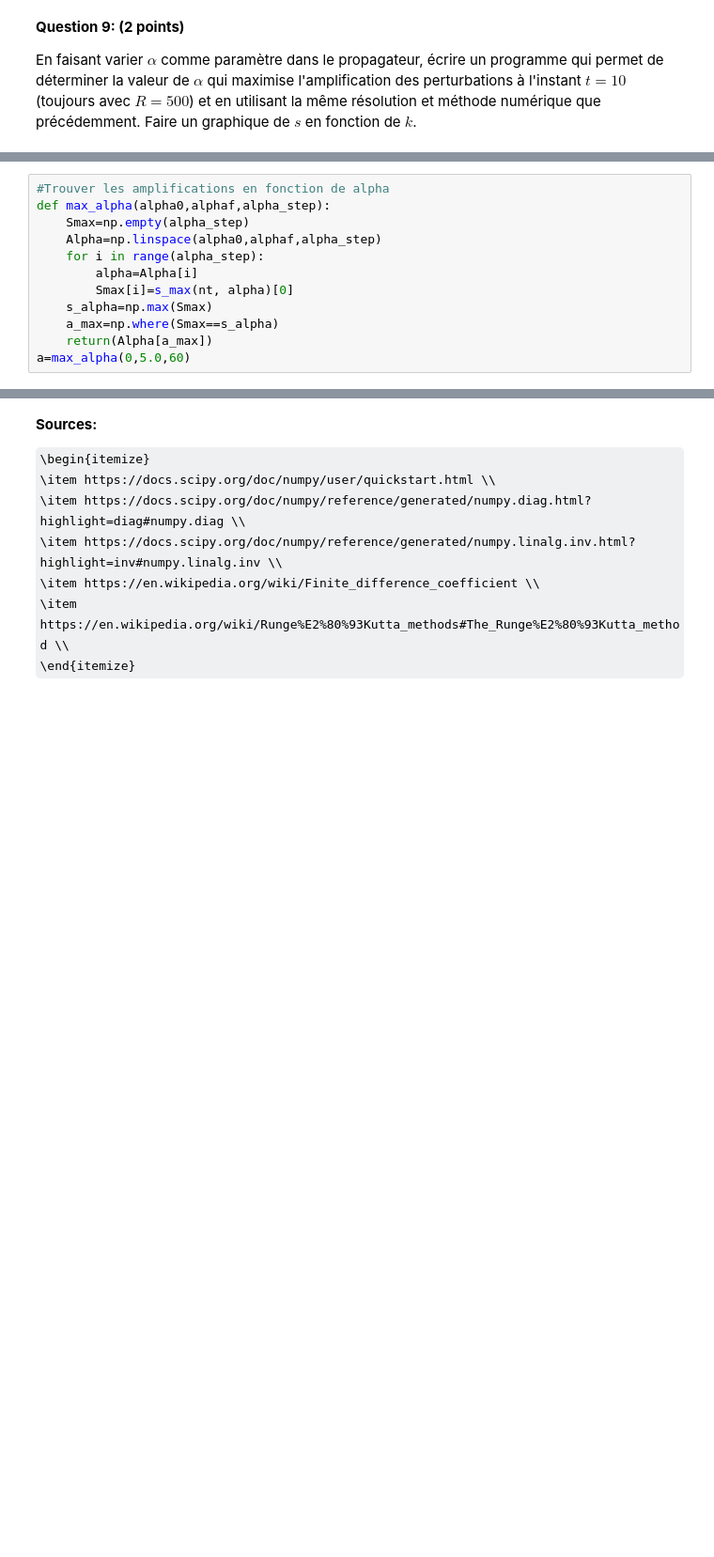
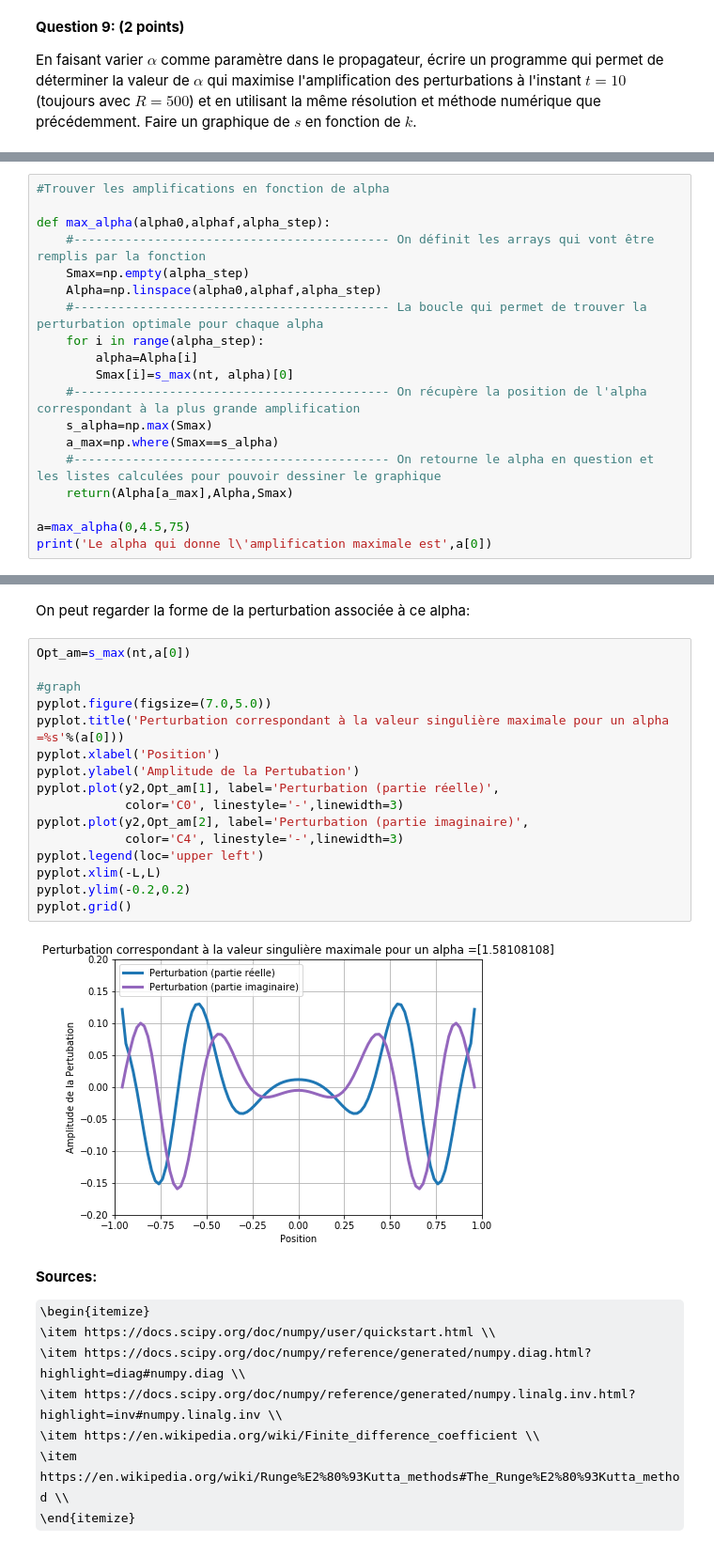
Before and after one commit to Daestraz/Homework, a Jupyter notebook: Orr-Sommerfeld.ipynb, the cells around one changed output, grey strips where cells are left out. Shown: that part at 94% size. Cells and saved outputs as stored; diff of their text form; some formulas as TeX source; blank space fills up the shorter version.

```diff
--- a/Orr-Sommerfeld.ipynb
+++ b/Orr-Sommerfeld.ipynb
@@ -337,12 +357,19 @@ En faisant varier $\alpha$ comme paramètre dans le propagateur, écrire un prog
 # %%
 #Trouver les amplifications en fonction de alpha
+
 def max_alpha(alpha0,alphaf,alpha_step):
+    #------------------------------------------- On définit les arrays qui vont être remplis par la fonction
     Smax=np.empty(alpha_step)
     Alpha=np.linspace(alpha0,alphaf,alpha_step)
+    #------------------------------------------- La boucle qui permet de trouver la perturbation optimale pour chaque alpha
     for i in range(alpha_step):
         alpha=Alpha[i]
         Smax[i]=s_max(nt, alpha)[0]
+    #------------------------------------------- On récupère la position de l'alpha correspondant à la plus grande amplification
     s_alpha=np.max(Smax)
     a_max=np.where(Smax==s_alpha)
-    return(Alpha[a_max])
-a=max_alpha(0,5.0,60)
+    #------------------------------------------- On retourne le alpha en question et les listes calculées pour pouvoir dessiner le graphique
+    return(Alpha[a_max],Alpha,Smax)
+
+a=max_alpha(0,4.5,75)
+print('Le alpha qui donne l\'amplification maximale est',a[0])
@@ -359,3 +394,23 @@ pyplot.grid()
+# %% [markdown]
+On peut regarder la forme de la perturbation associée à ce alpha:
+# %%
+Opt_am=s_max(nt,a[0])
+
+#graph
+pyplot.figure(figsize=(7.0,5.0))
+pyplot.title('Perturbation correspondant à la valeur singulière maximale pour un alpha =%s'%(a[0]))
+pyplot.xlabel('Position')
+pyplot.ylabel('Amplitude de la Pertubation')
+pyplot.plot(y2,Opt_am[1], label='Perturbation (partie réelle)',
+            color='C0', linestyle='-',linewidth=3)
+pyplot.plot(y2,Opt_am[2], label='Perturbation (partie imaginaire)',
+            color='C4', linestyle='-',linewidth=3)
+pyplot.legend(loc='upper left')
+pyplot.xlim(-L,L)
+pyplot.ylim(-0.2,0.2)
+pyplot.grid()
+# %% [output]
+[figure, added]
 # %% [markdown]
 **Sources:**
 
```
Also changed, not shown: parts of 11 cells of this notebook.
